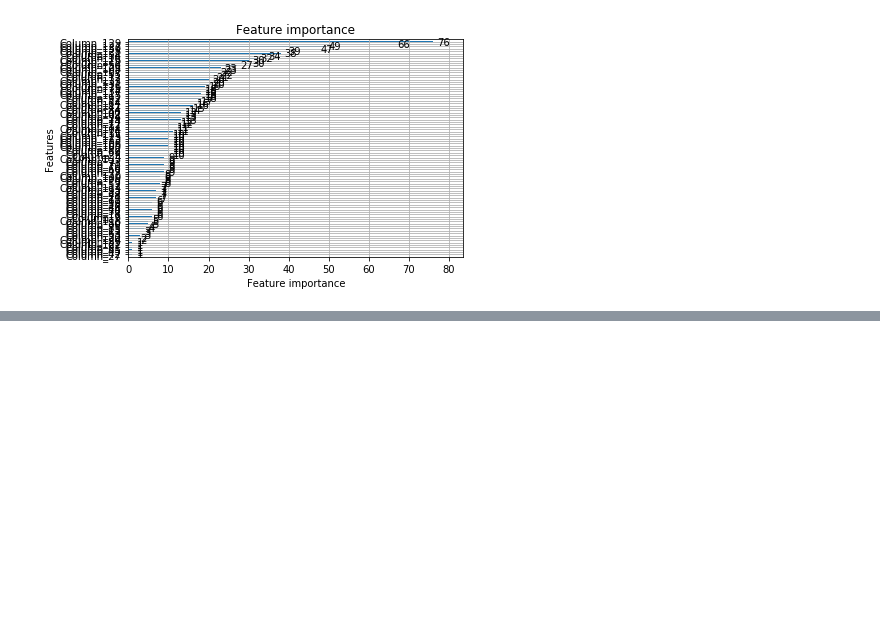
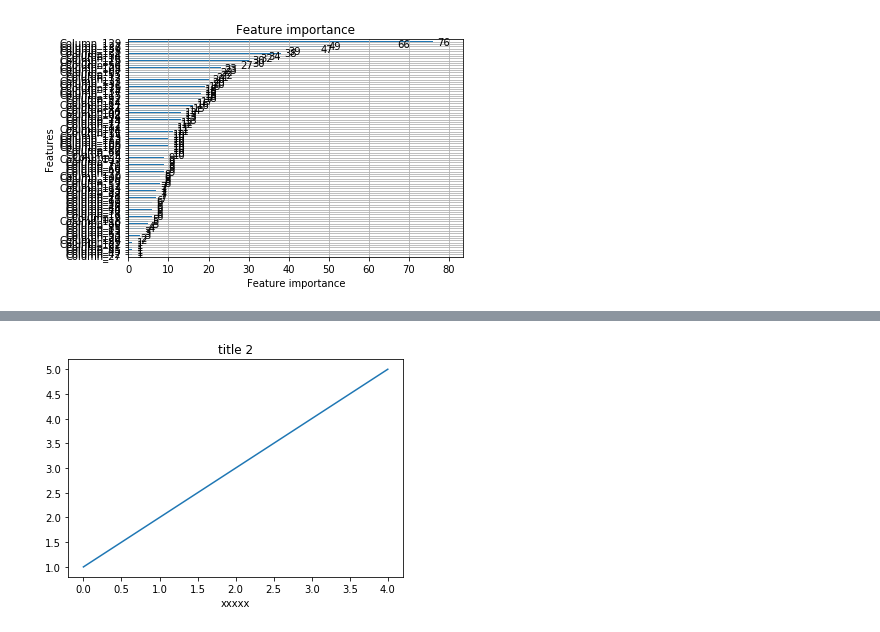
Before and after one commit to hpclab/rankeval, a Jupyter notebook: notebooks/RankEval - Statistical Analysis.ipynb, the cells around one changed output, grey strips where cells are left out. Saved outputs shown, nothing was run; the diff lists cells and outputs as text; code cells hidden in the pictures; blank space fills up the shorter version.

```diff
--- a/notebooks/RankEval - Statistical Analysis.ipynb
+++ b/notebooks/RankEval - Statistical Analysis.ipynb
@@ -219,0 +247,4 @@ Plot model feature importances.
+# %%
+fig
+# %% [output]
+[figure, added]
```
Also changed, not shown: parts of 12 cells of this notebook, 3 other files.
